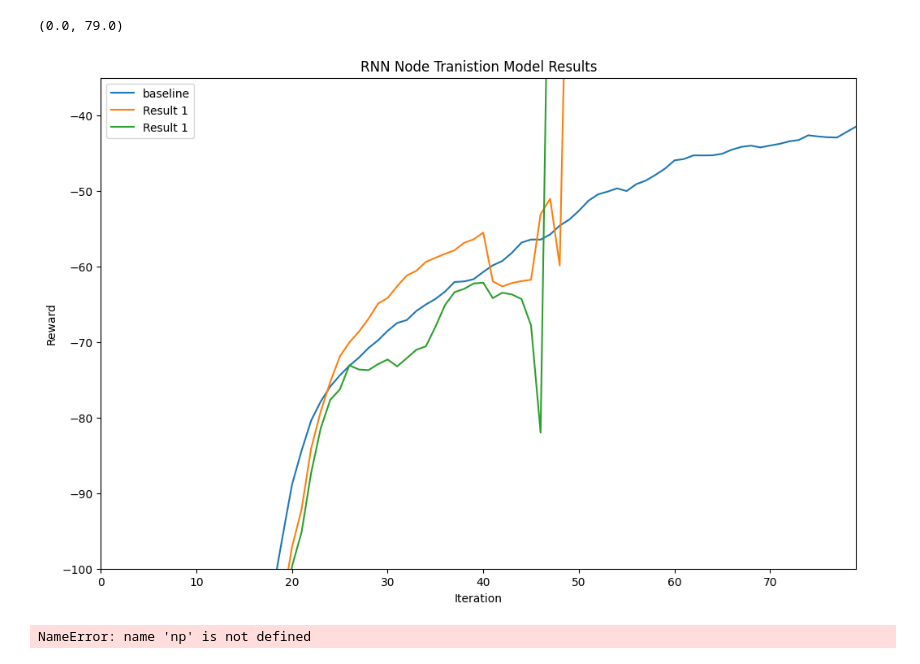
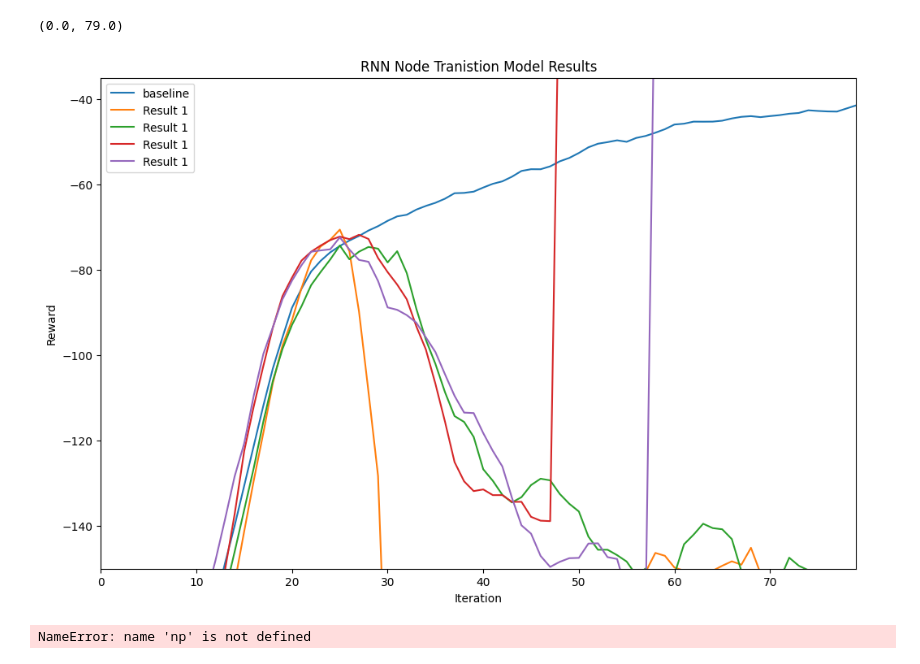
Before and after one commit to cage-challenge/cage-challenge-2, a Jupyter notebook: CybORG/CybORG/MBPPO/plots.ipynb, the cells around one changed output. Cells and saved outputs as stored; diff of their text form; code cells hidden in the pictures.

```diff
--- a/CybORG/CybORG/MBPPO/plots.ipynb
+++ b/CybORG/CybORG/MBPPO/plots.ipynb
@@ -9,34 +9,36 @@ from sklearn.manifold import TSNE
 # %%
 fig = plt.figure(figsize=(12, 8), dpi=100)
 plt.plot(np.load('ppo_bline_baseline.npy'), label="baseline")
 #plt.plot(np.load('node_priv_unk_lstm0.npy'), label="loss fix0")
 #plt.plot(np.load('node_priv_unk_lstm1.npy'), label="loss fix1")
 #plt.plot(np.load('node_priv_unk_lstm2.npy'), label="loss fix2")
 #plt.plot(np.load('node_priv_unk_lstm3.npy'), label="loss fix3")
 
 #plt.plot(np.load('node_feedforward_seq_reward0.npy'), label="node_state_action_reward0")
 #plt.plot(np.load('node_feedforward_seq_reward1.npy'), label="node_state_action_reward0")
 
 plt.plot(np.load('pred_fix0.npy'), label="Result 1")
 plt.plot(np.load('pred_fix1.npy'), label="Result 1")
+plt.plot(np.load('pred_fix2.npy'), label="Result 1")
+plt.plot(np.load('pred_fix3.npy'), label="Result 1")
 #plt.plot(np.load('node_id_branch2.npy'), label="Result 2")
 #plt.plot(np.load('node_id_branch3.npy'), label="Result 3")
 #plt.plot(np.load('node_id_branch4.npy'), label="Result 4")
 #plt.plot(np.load('node_validation1.npy'), label="Result 5")
 
 #plt.plot(np.load('node_state_action_reward3.npy'), label="node_state_action_reward3")
 #plt.plot(np.load('node_priv_unk_lstm5.npy'), label="loss fix5")
 #plt.plot(np.load('node_priv_unk_lstm6.npy'), label="loss fix6")
 
 plt.legend()
 plt.title('RNN Node Tranistion Model Results')
 plt.xlabel('Iteration')
 plt.ylabel('Reward')
-plt.ylim(-100, -35)
+plt.ylim(-150, -35)
 plt.xlim(0, 79)
 # %% [output]
 (0.0, 79.0)
-[figure, old version]
+[figure, new version]
 # %%
 mean_ = []
 mean_.append(np.load('node_with_priv0.npy'))
```
Also changed, not shown: parts of 5 cells of this notebook, 11 other files.
